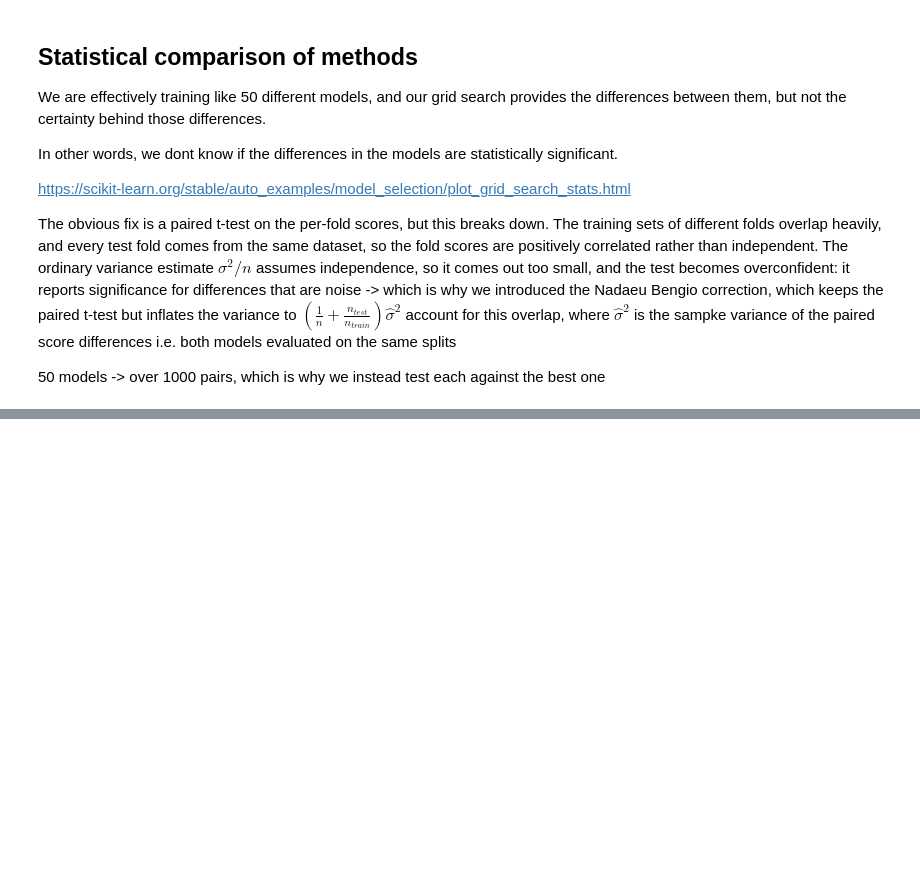
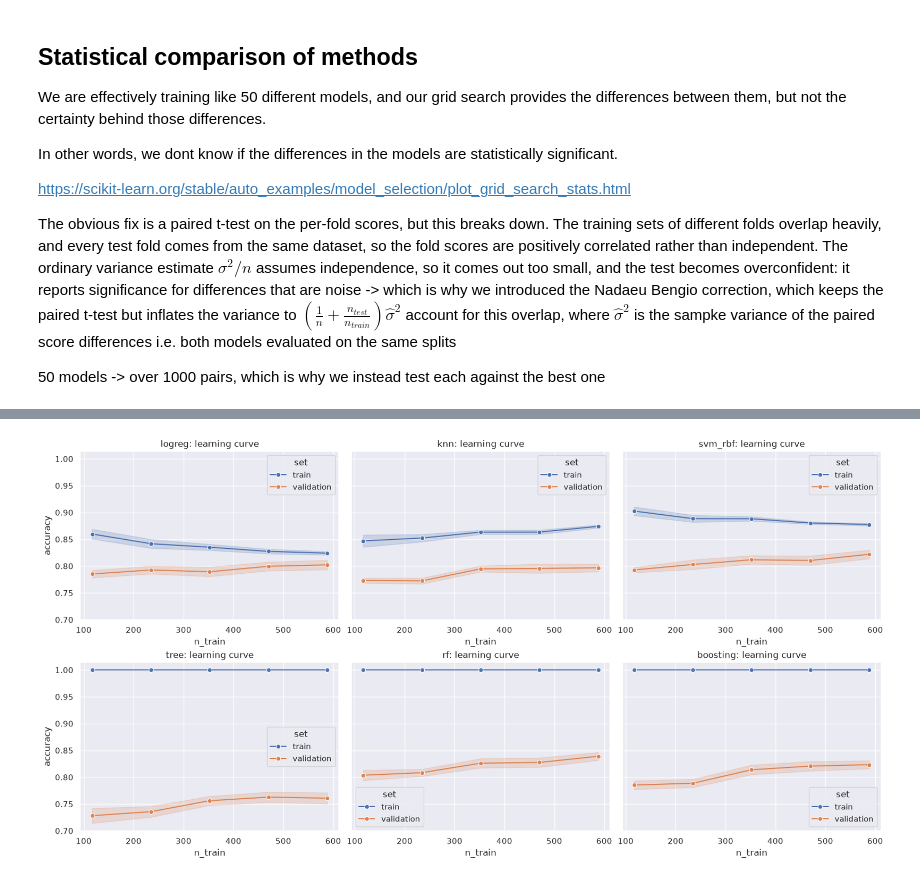
Before and after one commit to AndreassOlsson/FRTN65_code, a Jupyter notebook: labs/lab_1_music_taste_prediction/modelling.ipynb, the cells around one changed output, grey strips where cells are left out. Saved outputs shown, nothing was run; the diff lists cells and outputs as text; code cells hidden in the pictures; blank space fills up the shorter version.

```diff
--- a/labs/lab_1_music_taste_prediction/modelling.ipynb
+++ b/labs/lab_1_music_taste_prediction/modelling.ipynb
@@ -925,0 +1305,8 @@ def plot_splits(rows: pd.DataFrame, ax: Optional[Axes] = None) -> Axes:
+# %%
+# Plot learning curves for some of the methods / variants
+
+fig, axs = plt.subplots(2, 3, figsize=(16, 8), sharey=True, constrained_layout=True)
+for ax, name in zip(np.atleast_1d(axs).ravel(), ["logreg", "knn", "svm_rbf", "tree", "rf", "boosting"]):
+    plot_learning_curve(name, ax=ax)
+# %% [output]
+[figure, added]
```
Also changed, not shown: parts of 17 cells of this notebook, 1 other file.
